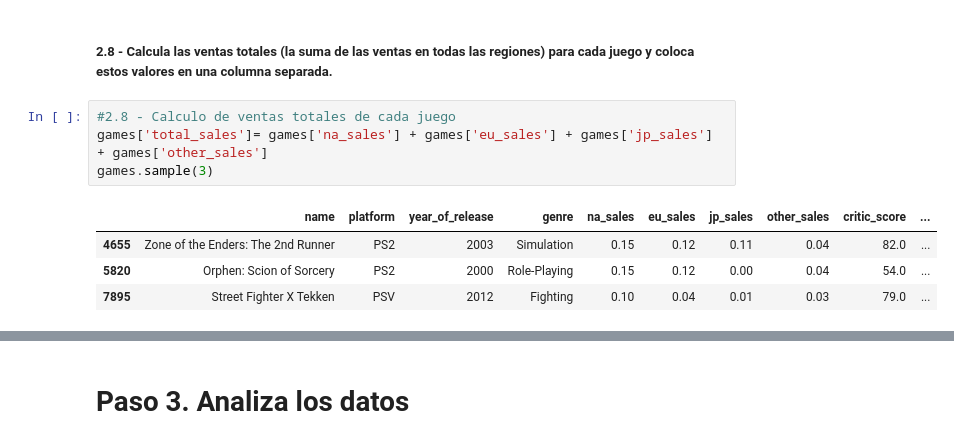
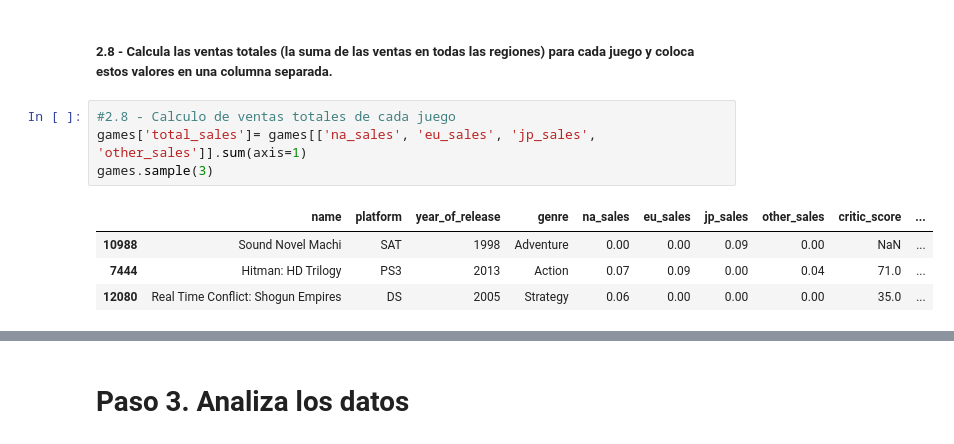
Before and after one commit to kasanava/TripleTen, a Jupyter notebook: Sprint 6/Project/Project - Sprint 6.ipynb, the cells around one changed output, grey strips where cells are left out. Saved outputs shown, nothing was run; the diff lists cells and outputs as text.

```diff
--- a/Sprint 6/Project/Project - Sprint 6.ipynb
+++ b/Sprint 6/Project/Project - Sprint 6.ipynb
@@ -139,10 +217,10 @@ memory usage: 1.4+ MB
 ##### 2.8 - Calcula las ventas totales (la suma de las ventas en todas las regiones) para cada juego y coloca estos valores en una columna separada.
 # %%
 #2.8 - Calculo de ventas totales de cada juego
-games['total_sales']= games['na_sales'] + games['eu_sales'] + games['jp_sales'] + games['other_sales']
+games['total_sales']= games[['na_sales', 'eu_sales', 'jp_sales', 'other_sales']].sum(axis=1)
 games.sample(3)
 # %% [output]
 |  | name | platform | year_of_release | genre | na_sales | eu_sales | jp_sales | other_sales | critic_score | ... |
-| 4655 | Zone of the Enders: The 2nd Runner | PS2 | 2003 | Simulation | 0.15 | 0.12 | 0.11 | 0.04 | 82.0 | ... |
-| 5820 | Orphen: Scion of Sorcery | PS2 | 2000 | Role-Playing | 0.15 | 0.12 | 0.00 | 0.04 | 54.0 | ... |
-| 7895 | Street Fighter X Tekken | PSV | 2012 | Fighting | 0.10 | 0.04 | 0.01 | 0.03 | 79.0 | ... |
+| 10988 | Sound Novel Machi | SAT | 1998 | Adventure | 0.00 | 0.00 | 0.09 | 0.00 | NaN | ... |
+| 7444 | Hitman: HD Trilogy | PS3 | 2013 | Action | 0.07 | 0.09 | 0.00 | 0.04 | 71.0 | ... |
+| 12080 | Real Time Conflict: Shogun Empires | DS | 2005 | Strategy | 0.06 | 0.00 | 0.00 | 0.00 | 35.0 | ... |
```
Also changed, not shown: parts of 27 cells of this notebook.
